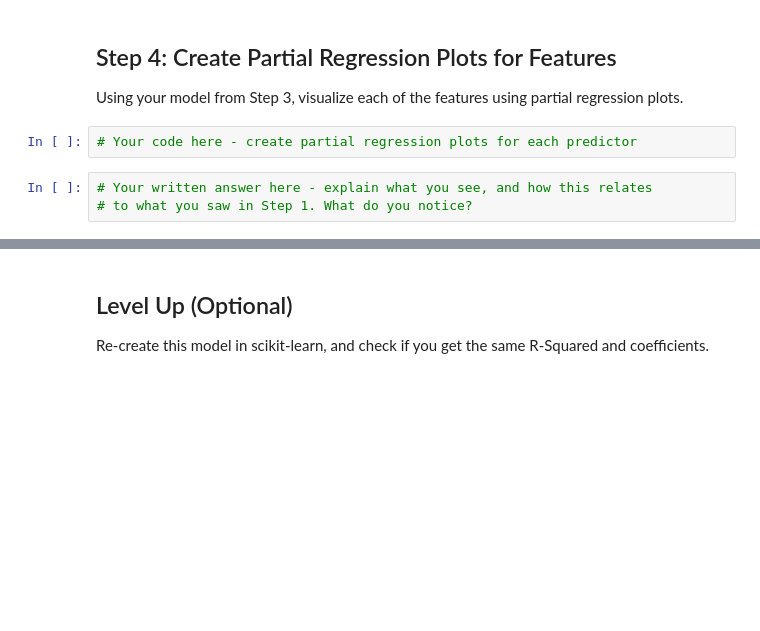
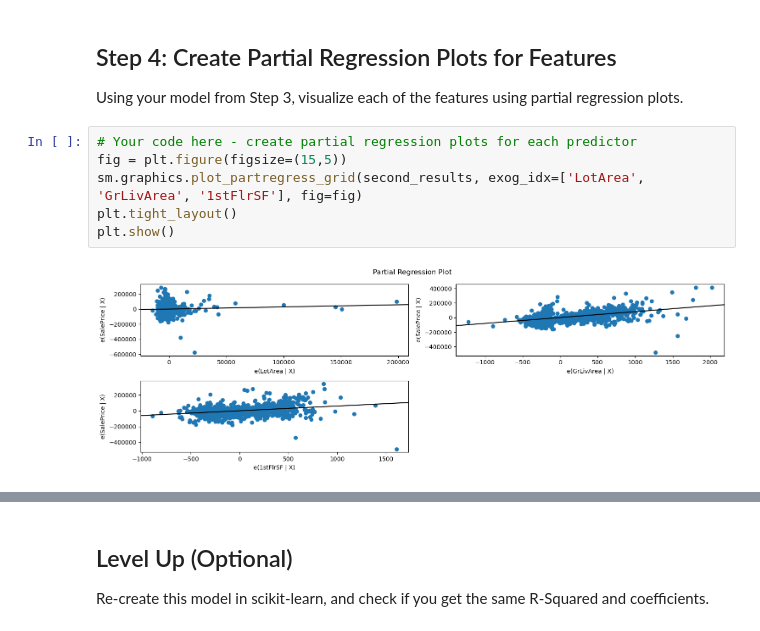
Before and after one commit to davidwabuko/dsc-multiple-linear-regression-statsmodels-lab, a Jupyter notebook: index.ipynb, the cells around one changed output, grey strips where cells are left out. Drawn from its saved outputs; the diff is of its cells as text; blank space fills up the shorter version.

```diff
--- a/index.ipynb
+++ b/index.ipynb
@@ -211,6 +227,9 @@ strong multicollinearity or other numerical problems.
 Using your model from Step 3, visualize each of the features using partial regression plots.
 # %%
 # Your code here - create partial regression plots for each predictor
+fig = plt.figure(figsize=(15,5))
+sm.graphics.plot_partregress_grid(second_results, exog_idx=['LotArea', 'GrLivArea', '1stFlrSF'], fig=fig)
+plt.tight_layout()
+plt.show()
+# %% [output]
+[figure, added]
-# %%
-# Your written answer here - explain what you see, and how this relates
-# to what you saw in Step 1. What do you notice?
```
Also changed, not shown: parts of 12 cells of this notebook.
